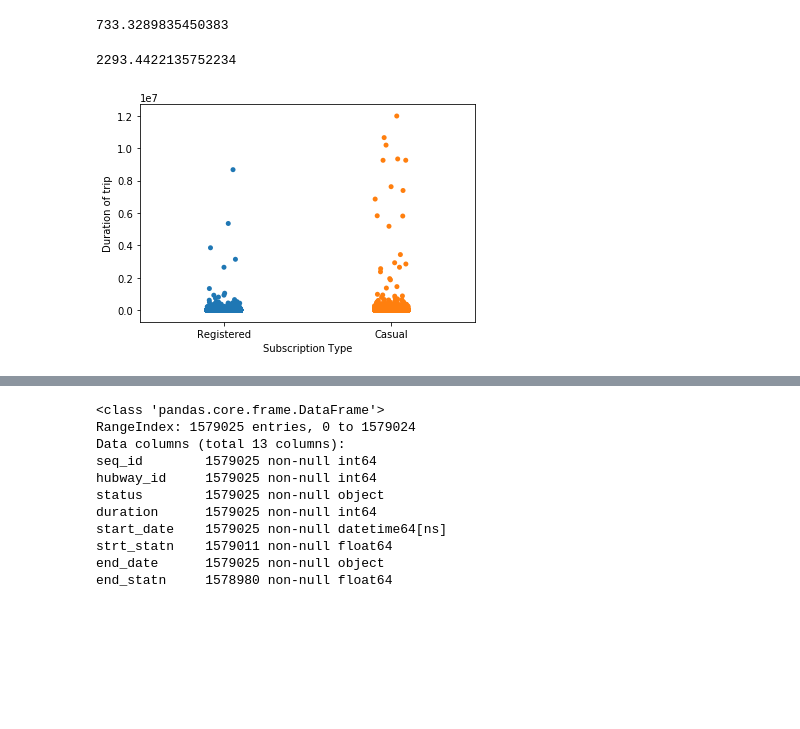
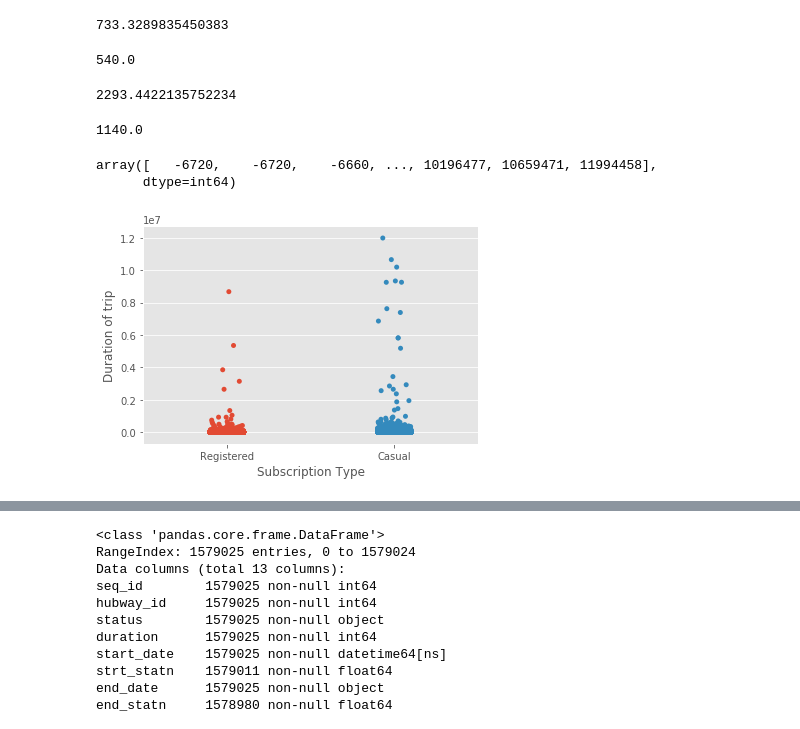
Before and after one commit to jisanos/Hubway-Data-Visualization-Challenge, a Jupyter notebook: Exam_Script.ipynb, the cells around one changed output, grey strips where cells are left out. Drawn from its saved outputs; the diff is of its cells as text; code cells hidden in the pictures; blank space fills up the shorter version.

Commit message:
Cleaned up some plots and added comments

```diff
--- a/Exam_Script.ipynb
+++ b/Exam_Script.ipynb
@@ -61,14 +62,28 @@ array([ 994, 2121, 1315, ...,  780,  300,  540], dtype=int64)
 np.mean(registered_members_duration)
 # %% [output]
 733.3289835450383
+# %%
+np.median(registered_members_duration)
+# %% [output]
+540.0
 # %%
 np.mean(casual_members_duration)
 # %% [output]
 2293.4422135752234
+# %%
+np.median(casual_members_duration)
+# %% [output]
+1140.0
+# %%
+np.sort(casual_members_duration)
+# %% [output]
+array([   -6720,    -6720,    -6660, ..., 10196477, 10659471, 11994458],
+      dtype=int64)
 # %%
+plt.style.use('ggplot')
 sns.stripplot(x='subsc_type',y='duration', data=Trips)
 plt.ylabel('Duration of trip')
 plt.xlabel('Subscription Type')
 plt.show()
 # %% [output]
-[figure, old version]
+[figure, new version]
```
Also changed, not shown: parts of 21 cells of this notebook.
